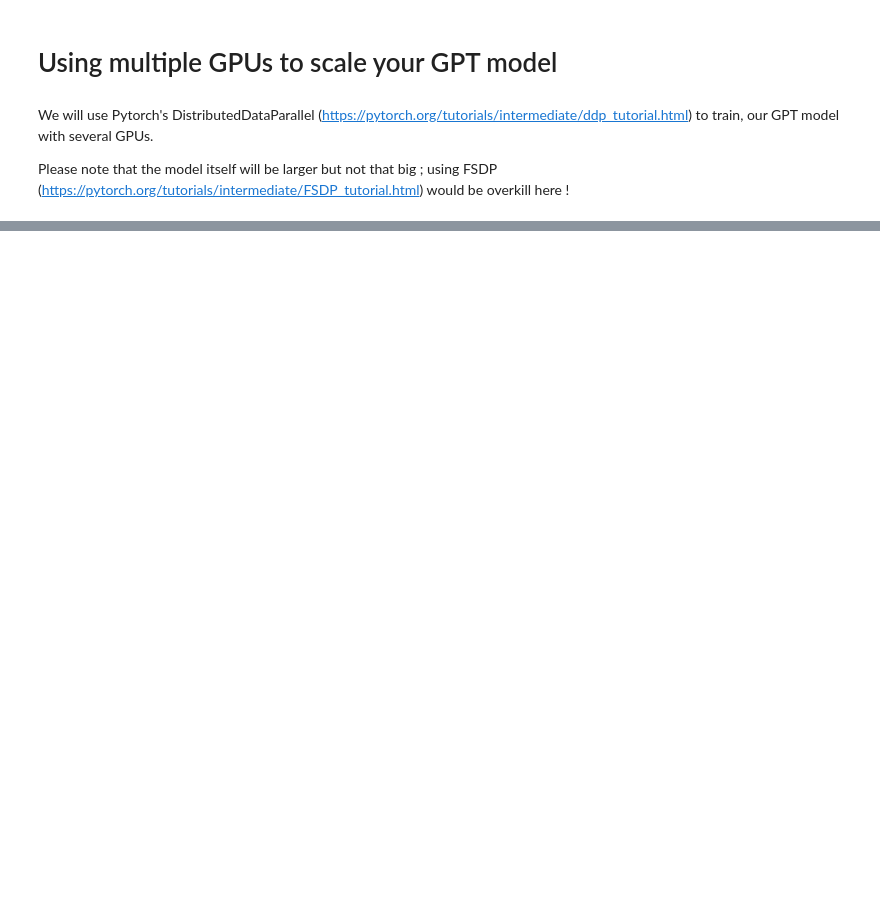
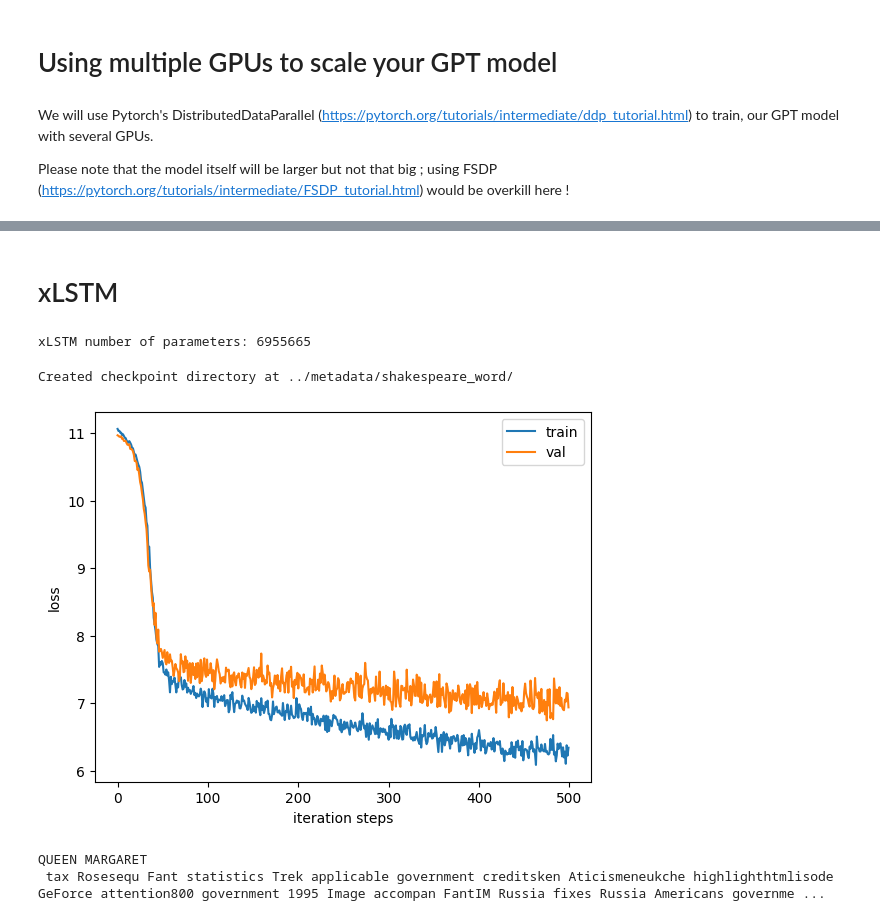
Before and after one commit to thibmonsel/nanoLLM, a Jupyter notebook: notebooks/shakespeare_words.ipynb, the cells around one changed output, grey strips where cells are left out. Saved outputs shown, nothing was run; the diff lists cells and outputs as text; code cells hidden in the pictures; blank space fills up the shorter version.

```diff
--- a/notebooks/shakespeare_words.ipynb
+++ b/notebooks/shakespeare_words.ipynb
@@ -251,0 +327,2 @@ Please note that the model itself will be larger but not that big ; using FSDP (
+# %% [markdown]
+# xLSTM
@@ -251,0 +331,43 @@ Please note that the model itself will be larger but not that big ; using FSDP (
+# %%
+block_size = 128 # sequence length
+batch_size = 64  //4
+embed_dim = 128//2
+hidden_size = 256 //2
+num_layers = 2
+num_blocks = 3
+dropout = 0.1
+model = xLSTM(vocab_size, embed_dim, hidden_size, num_layers, num_blocks, dropout, device)
+model.to(device)
+print("xLSTM number of parameters:", sum(p.numel() for p in model.parameters()))
+# %% [output]
+xLSTM number of parameters: 6955665
+# %%
+trainer = Trainer(model, lr=1e-3, checkpoint_path="../metadata/shakespeare_word/")
+# %% [output]
+Created checkpoint directory at ../metadata/shakespeare_word/
+# %%
+partial_get_batch = lambda split, batch_size: get_batch(
+    data_dir, split, batch_size, device, block_size
+)
+trainer.train(
+    partial_get_batch, max_iters=500, batch_size=batch_size, patience=2000, save_every=200
+)
+# %%
+plt.plot(trainer.losses, label="train")
+plt.plot(trainer.val_losses, label="val")
+plt.xlabel("iteration steps")
+plt.ylabel("loss")
+plt.legend()
+plt.savefig("../metadata/shakespeare_word/xlstm_loss.png")
+# %% [output]
+[figure, added]
+# %%
+model.eval()
+x = torch.tensor(enc.encode("QUEEN MARGARET \n"), device=device)
+x = x.view(1, -1).to(device)
+y = model.generate(x, 2 * 64, temperature=1.0, top_k=None)
+decoded_y = enc.decode(y[0].tolist())
+print(decoded_y)
+# %% [output]
+QUEEN MARGARET
+ tax Rosesequ Fant statistics Trek applicable government creditsken Aticismeneukche highlighthtmlisode GeForce attention800 government 1995 Image accompan FantIM Russia fixes Russia Americans governme ...
```
Also changed, not shown: parts of 19 cells of this notebook, 11 other files.
